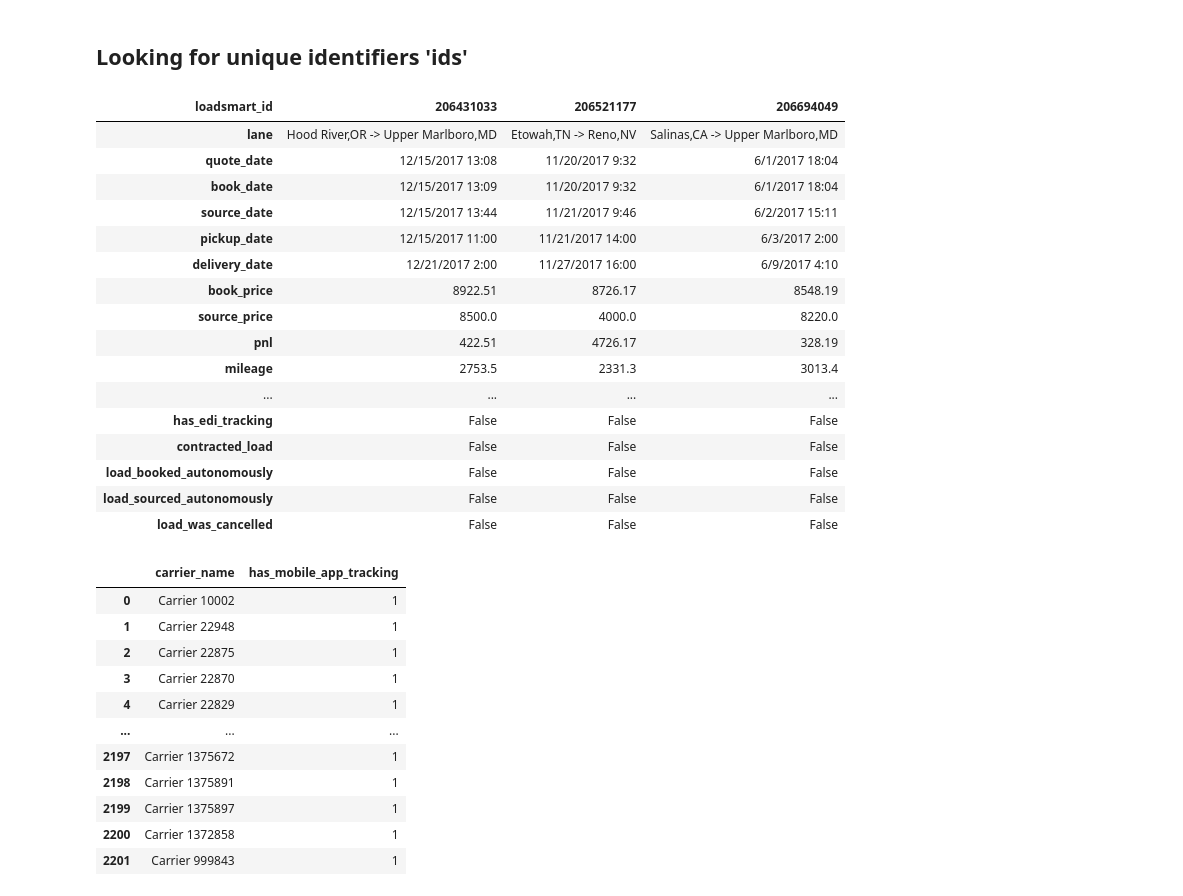
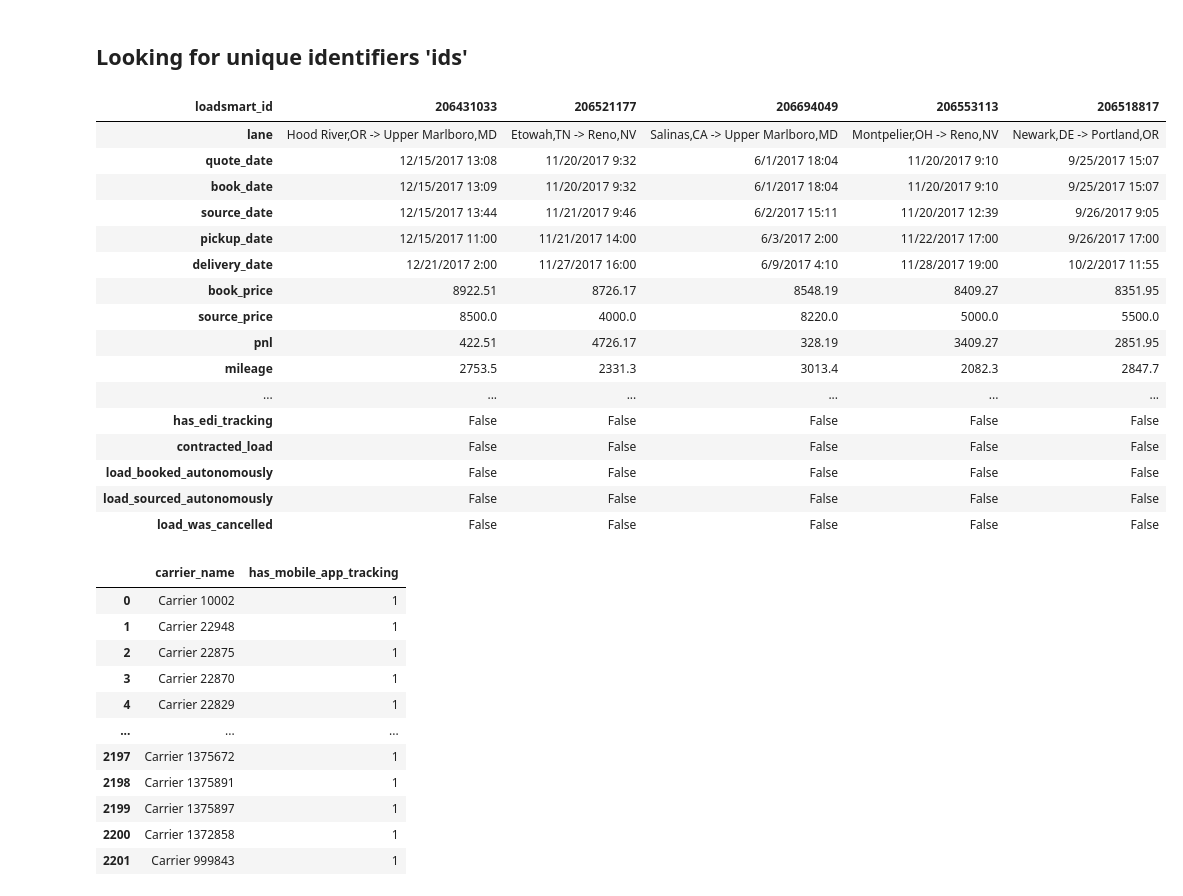
Before and after one commit to loureiro85/loadsmart-challenge, a Jupyter notebook: data_understanding.ipynb, the cells around one changed output. Cells and saved outputs as stored; diff of their text form; code cells hidden in the pictures.

```diff
--- a/data_understanding.ipynb
+++ b/data_understanding.ipynb
@@ -2,0 +3,10 @@ import pandas as pd
+# %%
+import pandas as pd
+
+
+def show_transposed(df: pd.DataFrame):
+    """Show first five rows transposed."""
+    return df.head(5).T
+
+def print_shape(df: pd.DataFrame):
+    print(df.shape)
@@ -152,29 +186,29 @@ df.shape = (5357, 29)
 5357 rows × 29 columns
 # %% [markdown]
 ## Looking for unique identifiers 'ids'
-# %%
-# Show first three records vertically to show all columns
-df.head(3).T
-
-# The following columns seem like ids that could be used as foreign keys: carrier_name, shipper_name
-# %% [output]
-| loadsmart_id | 206431033 | 206521177 | 206694049 |
-| lane | Hood River,OR -> Upper Marlboro,MD | Etowah,TN -> Reno,NV | Salinas,CA -> Upper Marlboro,MD |
-| quote_date | 12/15/2017 13:08 | 11/20/2017 9:32 | 6/1/2017 18:04 |
-| book_date | 12/15/2017 13:09 | 11/20/2017 9:32 | 6/1/2017 18:04 |
-| source_date | 12/15/2017 13:44 | 11/21/2017 9:46 | 6/2/2017 15:11 |
-| pickup_date | 12/15/2017 11:00 | 11/21/2017 14:00 | 6/3/2017 2:00 |
-| delivery_date | 12/21/2017 2:00 | 11/27/2017 16:00 | 6/9/2017 4:10 |
-| book_price | 8922.51 | 8726.17 | 8548.19 |
-| source_price | 8500.0 | 4000.0 | 8220.0 |
-| pnl | 422.51 | 4726.17 | 328.19 |
-| mileage | 2753.5 | 2331.3 | 3013.4 |
-| ... | ... | ... | ... |
-| has_edi_tracking | False | False | False |
-| contracted_load | False | False | False |
-| load_booked_autonomously | False | False | False |
-| load_sourced_autonomously | False | False | False |
-| load_was_cancelled | False | False | False |
+# %%
+show_transposed(df)
+
+# The following columns have potential to be used as foreign keys: carrier_name, shipper_name
+# They seem to connect to Carriers and Shippers table.
+# %% [output]
+| loadsmart_id | 206431033 | 206521177 | 206694049 | 206553113 | 206518817 |
+| lane | Hood River,OR -> Upper Marlboro,MD | Etowah,TN -> Reno,NV | Salinas,CA -> Upper Marlboro,MD | Montpelier,OH -> Reno,NV | Newark,DE -> Portland,OR |
+| quote_date | 12/15/2017 13:08 | 11/20/2017 9:32 | 6/1/2017 18:04 | 11/20/2017 9:10 | 9/25/2017 15:07 |
+| book_date | 12/15/2017 13:09 | 11/20/2017 9:32 | 6/1/2017 18:04 | 11/20/2017 9:10 | 9/25/2017 15:07 |
+| source_date | 12/15/2017 13:44 | 11/21/2017 9:46 | 6/2/2017 15:11 | 11/20/2017 12:39 | 9/26/2017 9:05 |
+| pickup_date | 12/15/2017 11:00 | 11/21/2017 14:00 | 6/3/2017 2:00 | 11/22/2017 17:00 | 9/26/2017 17:00 |
+| delivery_date | 12/21/2017 2:00 | 11/27/2017 16:00 | 6/9/2017 4:10 | 11/28/2017 19:00 | 10/2/2017 11:55 |
+| book_price | 8922.51 | 8726.17 | 8548.19 | 8409.27 | 8351.95 |
+| source_price | 8500.0 | 4000.0 | 8220.0 | 5000.0 | 5500.0 |
+| pnl | 422.51 | 4726.17 | 328.19 | 3409.27 | 2851.95 |
+| mileage | 2753.5 | 2331.3 | 3013.4 | 2082.3 | 2847.7 |
+| ... | ... | ... | ... | ... | ... |
+| has_edi_tracking | False | False | False | False | False |
+| contracted_load | False | False | False | False | False |
+| load_booked_autonomously | False | False | False | False | False |
+| load_sourced_autonomously | False | False | False | False | False |
+| load_was_cancelled | False | False | False | False | False |
 # %%
 df.groupby('carrier_name')['has_mobile_app_tracking'].nunique().sort_values().reset_index()
 
```
Also changed, not shown: parts of 23 cells of this notebook, 12 other files.
